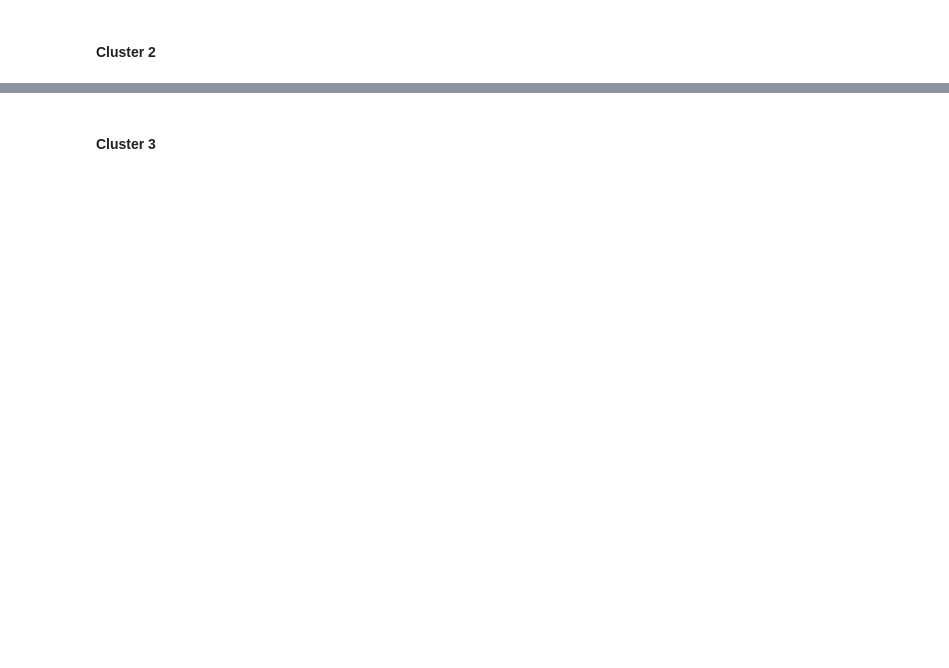
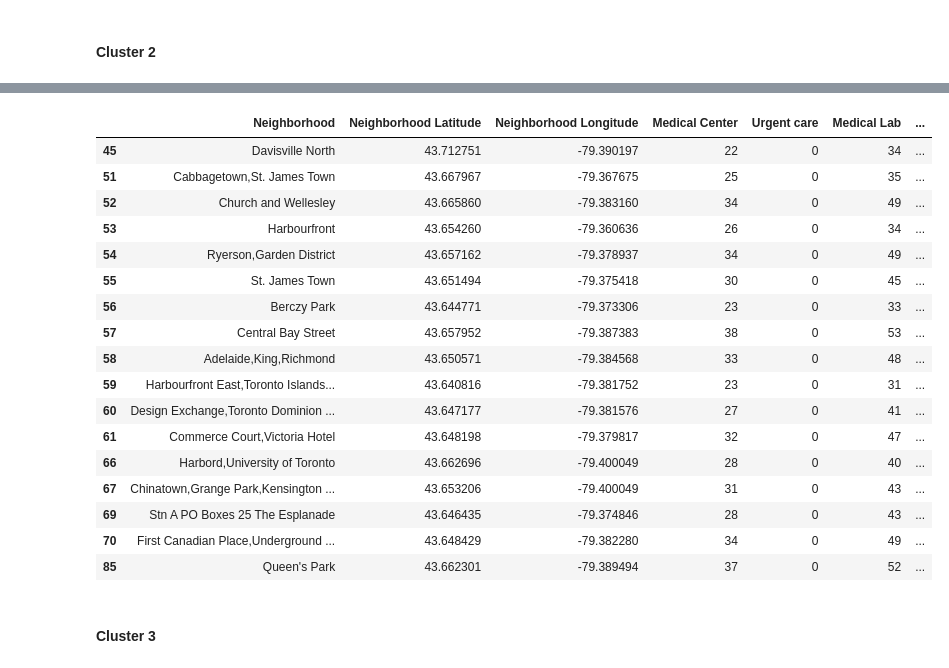
Before and after one commit to manashsarma/Coursera_Capstone, a Jupyter notebook: BattleOfNeighbourhood_week5.ipynb, the cells around one changed output, grey strips where cells are left out. Cells and saved outputs as stored; diff of their text form; code cells hidden in the pictures; blank space fills up the shorter version.

```diff
--- a/BattleOfNeighbourhood_week5.ipynb
+++ b/BattleOfNeighbourhood_week5.ipynb
@@ -229,7 +229,7 @@ def get_categories(categories):
 Count_Medical_Center_category = 0
 Count_Medical_doctoroffice_category=0
 Count_Medical_hospital_category=0
-#Count_Medical_urgentcare_category=0
+Count_Medical_urgentcare_category=0
 Count_Medical_medicallab_category=0
 Count_Medical_emergencyroom_category=0
 
@@ -240,8 +240,8 @@ for item in results:
     if(cat_id == Medical_Center_category):
         Count_Medical_Center_category = Count_Medical_Center_category + 1
         Count_Medical_medicallab_category = Count_Medical_medicallab_category + 1
-        Count_Medical_doctoroffice_category = Count_Medical_doctoroffice_category + 1
         Count_Medical_emergencyroom_category = Count_Medical_emergencyroom_category + 1
+
 
     if(cat_id == Medical_hospital_category) or (cat_id == Medical_hospitalWard_category):
         Count_Medical_hospital_category = Count_Medical_hospital_category + 1
@@ -251,8 +251,8 @@ for item in results:
     if(cat_id == Medical_doctoroffice_category):
         Count_Medical_doctoroffice_category = Count_Medical_doctoroffice_category + 1
 
-    #if(cat_id == Medical_urgentcare_category):
-    #    Count_Medical_urgentcare_category = Count_Medical_urgentcare_category + 1
+    if(cat_id == Medical_urgentcare_category):
+        Count_Medical_urgentcare_category = Count_Medical_urgentcare_category + 1
 
     if(cat_id == Medical_medicallab_category):
         Count_Medical_medicallab_category = Count_Medical_medicallab_category + 1
@@ -315,13 +315,12 @@ def nearbyMedicalCenterStats(names, latitudes, longitudes, radius=2000, limit =1
             if(cat_id == Medical_Center_category):
                 Count_Medical_Center_category = Count_Medical_Center_category + 1
                 Count_Medical_medicallab_category = Count_Medical_medicallab_category + 1
-                Count_Medical_doctoroffice_category = Count_Medical_doctoroffice_category + 1
                 Count_Medical_emergencyroom_category = Count_Medical_emergencyroom_category + 1
+
 
             if(cat_id == Medical_hospital_category) or (cat_id == Medical_hospitalWard_category):
                 Count_Medical_hospital_category = Count_Medical_hospital_category + 1
                 Count_Medical_medicallab_category = Count_Medical_medicallab_category + 1
-                Count_Medical_doctoroffice_category = Count_Medical_doctoroffice_category + 1
 
             if(cat_id == Medical_doctoroffice_category):
                 Count_Medical_doctoroffice_category = Count_Medical_doctoroffice_category + 1
@@ -386,3 +385,23 @@ toronto_venues
 | 100 | Kingsview Village,Martin Grove Ga... | 43.688905 | -79.554724 | 2 | 0 | 2 | ... |
 | 101 | Albion Gardens,Beaumond Heights,H... | 43.739416 | -79.588437 | 6 | 0 | 9 | ... |
 | 102 | Northwest | 43.706748 | -79.594054 | 4 | 0 | 5 | ... |
+# %%
+## Cluster Neighborhoods
+## Run k-means to cluster the neighborhood into 3 clusters.
+
+# set number of clusters
+kclusters = 5
+
+healthSupport_clustering = toronto_venues[['Medical Center', 'Urgent care','Medical Lab','Medical Emergency','Hospital']]
+
+healthSupport_clustering.loc[healthSupport_clustering['Medical Center'],'Medical Center' ] = \
+                                              healthSupport_clustering['Medical Center'] * 3
+
+healthSupport_clustering['health_care_score'] = toronto_venues['Medical Center'] + toronto_venues['Urgent care'] + toronto_venues['Medical Lab'] \
+                    + toronto_venues['Medical Emergency'] + toronto_venues['Hospital']
+
+
+#health_care_score.reshape(1, -1)
+#health_care_score[0:10]
+ScoreDF = healthSupport_clustering[['health_care_score']]
+ScoreDF.head()
@@ -389,15 +428,6 @@ toronto_venues
 # %%
-## Cluster Neighborhoods
-## Run k-means to cluster the neighborhood into 3 clusters.
-
-# set number of clusters
-kclusters = 5
-
-healthSupport_clustering = toronto_venues.drop('Neighborhood', 1)
-
 # run k-means clustering
-kmeans = KMeans(n_clusters=kclusters, random_state=0).fit(healthSupport_clustering)
-
+kmeans = KMeans(n_clusters=3, init='k-means++', n_init=10, max_iter=300, tol=0.0001).fit(ScoreDF)
 # check cluster labels generated for each row in the dataframe
 kmeans.labels_
 # %% [output]
@@ -473,2 +500,24 @@ toronto_merged.loc[toronto_merged['Cluster Labels'] == 1, toronto_merged.columns
+# %%
+index=Categoried_medical_support['Medical support category'] == 1
+Categoried_medical_support[index]
+# %% [output]
+|  | Neighborhood | Neighborhood Latitude | Neighborhood Longitude | Medical Center | Urgent care | Medical Lab | ... |
+| 45 | Davisville North | 43.712751 | -79.390197 | 22 | 0 | 34 | ... |
+| 51 | Cabbagetown,St. James Town | 43.667967 | -79.367675 | 25 | 0 | 35 | ... |
+| 52 | Church and Wellesley | 43.665860 | -79.383160 | 34 | 0 | 49 | ... |
+| 53 | Harbourfront | 43.654260 | -79.360636 | 26 | 0 | 34 | ... |
+| 54 | Ryerson,Garden District | 43.657162 | -79.378937 | 34 | 0 | 49 | ... |
+| 55 | St. James Town | 43.651494 | -79.375418 | 30 | 0 | 45 | ... |
+| 56 | Berczy Park | 43.644771 | -79.373306 | 23 | 0 | 33 | ... |
+| 57 | Central Bay Street | 43.657952 | -79.387383 | 38 | 0 | 53 | ... |
+| 58 | Adelaide,King,Richmond | 43.650571 | -79.384568 | 33 | 0 | 48 | ... |
+| 59 | Harbourfront East,Toronto Islands... | 43.640816 | -79.381752 | 23 | 0 | 31 | ... |
+| 60 | Design Exchange,Toronto Dominion ... | 43.647177 | -79.381576 | 27 | 0 | 41 | ... |
+| 61 | Commerce Court,Victoria Hotel | 43.648198 | -79.379817 | 32 | 0 | 47 | ... |
+| 66 | Harbord,University of Toronto | 43.662696 | -79.400049 | 28 | 0 | 40 | ... |
+| 67 | Chinatown,Grange Park,Kensington ... | 43.653206 | -79.400049 | 31 | 0 | 43 | ... |
+| 69 | Stn A PO Boxes 25 The Esplanade | 43.646435 | -79.374846 | 28 | 0 | 43 | ... |
+| 70 | First Canadian Place,Underground ... | 43.648429 | -79.382280 | 34 | 0 | 49 | ... |
+| 85 | Queen's Park | 43.662301 | -79.389494 | 37 | 0 | 52 | ... |
 # %% [markdown]
 #### Cluster 3
```
Also changed, not shown: parts of 13 cells of this notebook.
